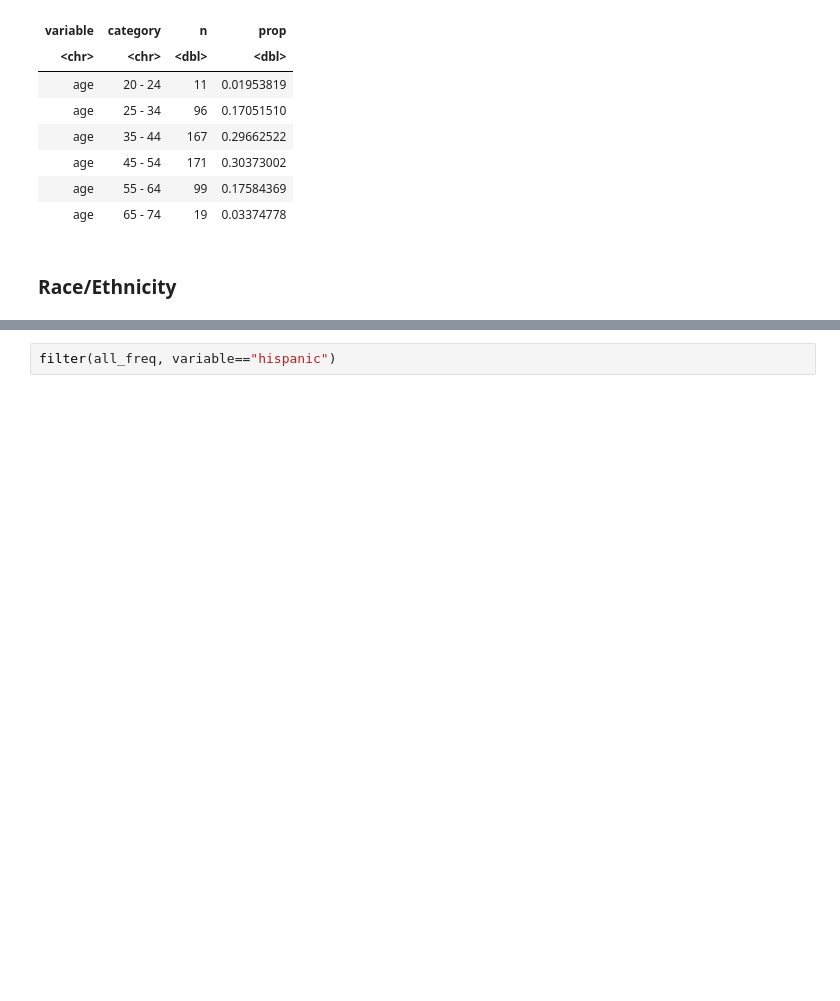
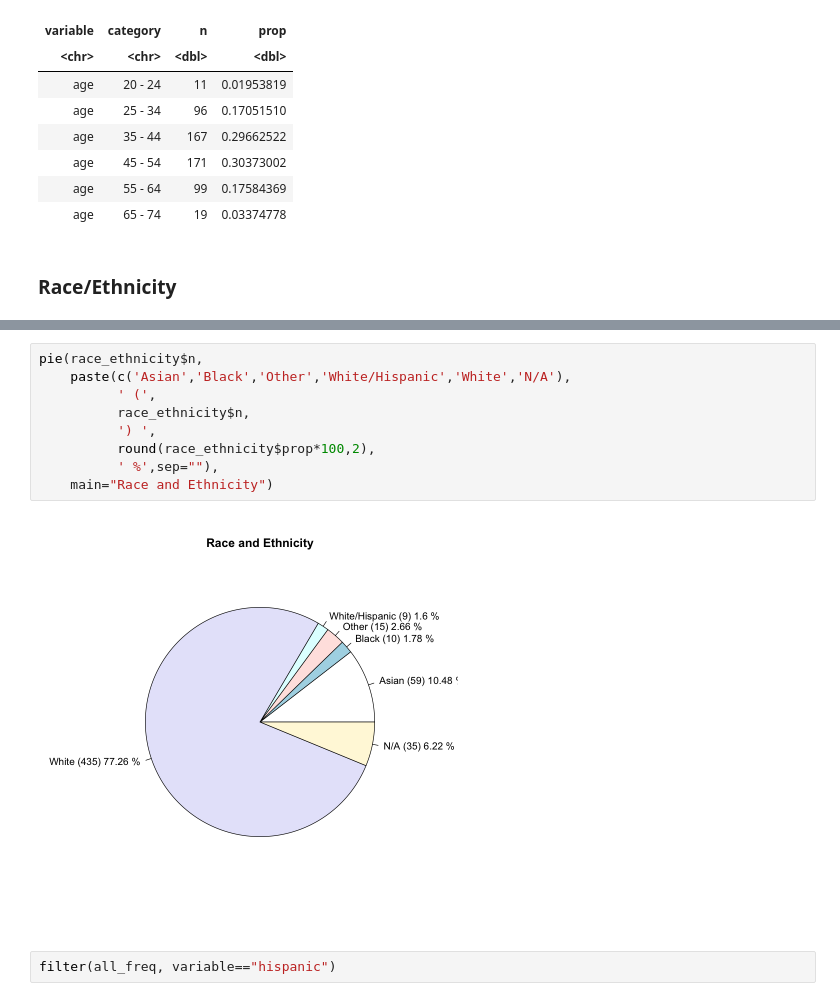
Before and after one commit to CaRCC/CaRCC-RCD-Census-Paper-PEARC22-data, a Jupyter notebook: public_analysis.ipynb, the cells around one changed output, grey strips where cells are left out. Cells and saved outputs as stored; diff of their text form; blank space fills up the shorter version.

Commit message:
Build out some more plots.

```diff
--- a/public_analysis.ipynb
+++ b/public_analysis.ipynb
@@ -130,6 +131,17 @@ A spec_tbl_df: 6 × 4
 | ethnicity1 | White (Hispanic) | 9 | 0.01598579 |
 | ethnicity1 | White (Not Hispanic) | 435 | 0.77264654 |
 | ethnicity1 | NA | 35 | 0.06216696 |
+# %%
+pie(race_ethnicity$n,
+    paste(c('Asian','Black','Other','White/Hispanic','White','N/A'),
+          ' (',
+          race_ethnicity$n,
+          ') ',
+          round(race_ethnicity$prop*100,2),
+          ' %',sep=""),
+    main="Race and Ethnicity")
+# %% [output]
+[figure, added]
 # %%
 filter(all_freq, variable=="hispanic")
 # %% [output]
```
Also changed, not shown: parts of 4 cells of this notebook.
